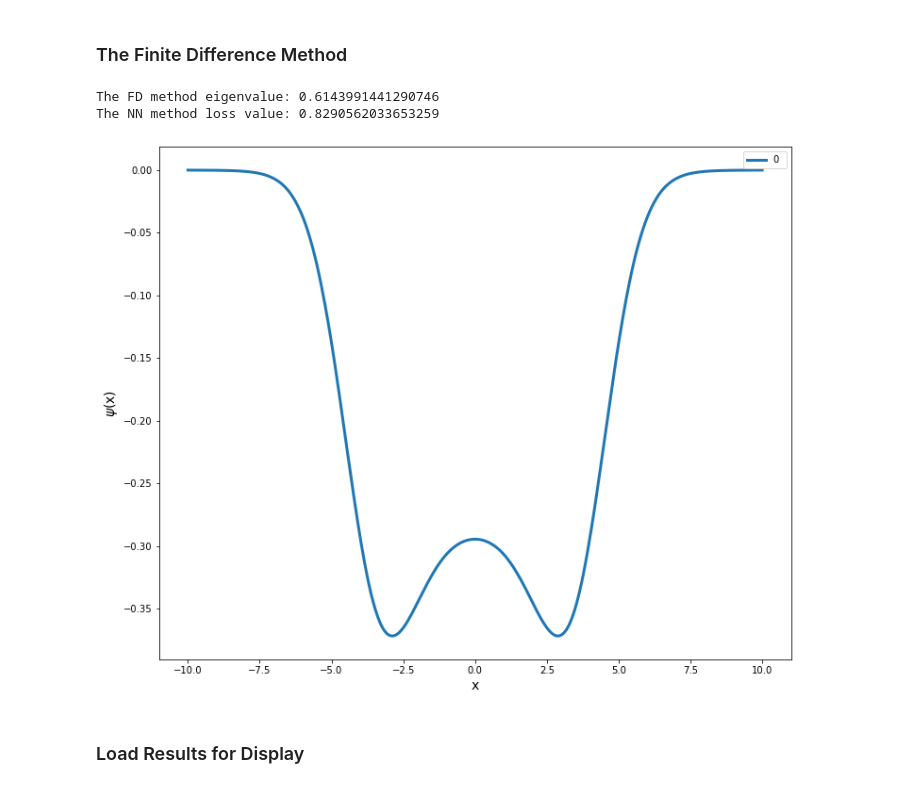
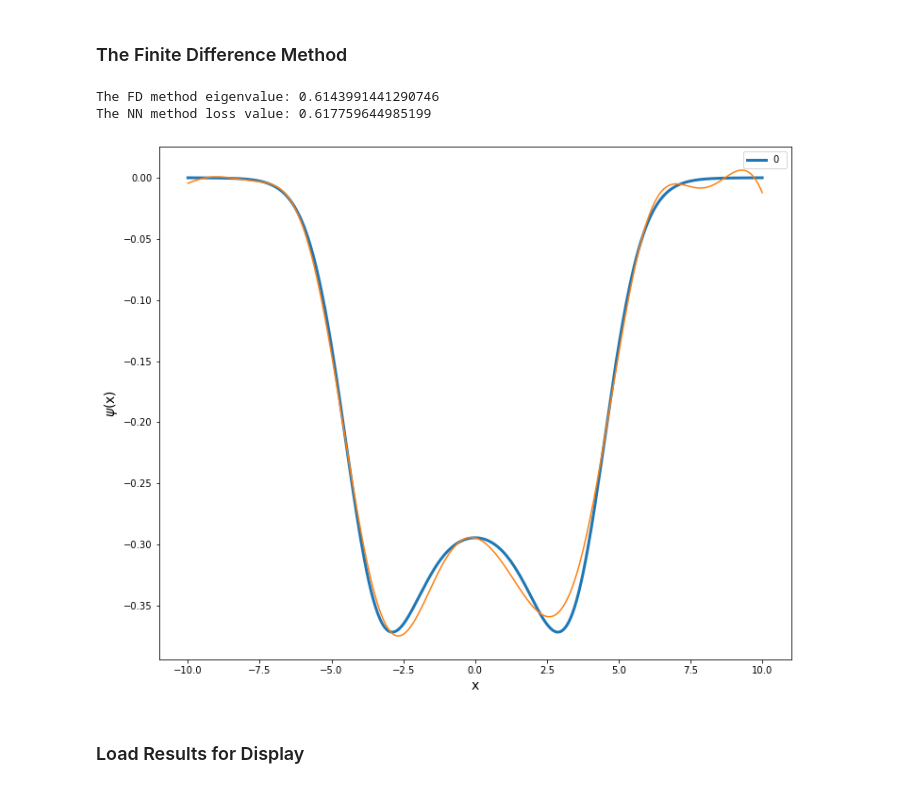
Before and after one commit to trungdoquoc/reu-math-2022, a Jupyter notebook: Data-running version.ipynb, the cells around one changed output. Cells and saved outputs as stored; diff of their text form; code cells hidden in the pictures.

```diff
--- a/Data-running version.ipynb
+++ b/Data-running version.ipynb
@@ -576,7 +581,7 @@ epoch 15100, loss with penalty 0.9902850389480591
 x_values = np.linspace(L_BOUND, U_BOUND, N_POINTS)
 x_vals = [torch.tensor([i], requires_grad=True, dtype=torch.float) for i in np.linspace(L_BOUND, U_BOUND, N_POINTS)]
 
-model_output = model_on_interval(res_1_1_sin[3], DISCRETE_POINTS)
+model_output = model_on_interval(res_1_1_sigmoid[3], DISCRETE_POINTS)
 
 plot_figure(x_values, model_output)
 # plot_figure(x_values, model_output)
@@ -638,13 +643,13 @@ def plot_finite_diff_sol(eig_val, ground_state, discrete_points, nn_model=None):
 # %%
 eig_val, ground_state = finite_diff_method(DISCRETE_POINTS, p_fn1)
 loss_val = epsilon_Loss_penalty(p_fn1, res_1_1_sin[3], LAMBDA_PEN, U_BOUND, DISCRETE_POINTS)[0]
 print("The FD method eigenvalue: " + str(eig_val[0]))
 print("The NN method loss value: " + str(loss_val.item()))
 
-plot_finite_diff_sol(eig_val, ground_state, DISCRETE_POINTS)
+plot_finite_diff_sol(eig_val, ground_state, DISCRETE_POINTS, res_1_1_sin[3])
 # %% [output]
 The FD method eigenvalue: 0.6143991441290746
-The NN method loss value: 0.8290562033653259
+The NN method loss value: 0.617759644985199
-[figure, old version]
+[figure, new version]
 # %% [markdown]
 ### Load Results for Display
```
Also changed, not shown: parts of 3 cells of this notebook, 3 other files.
